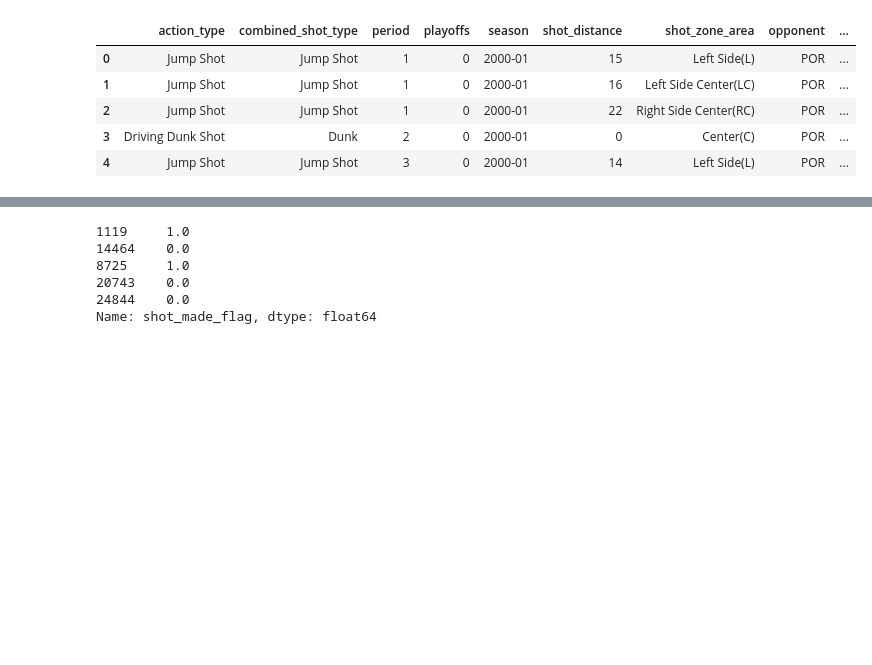
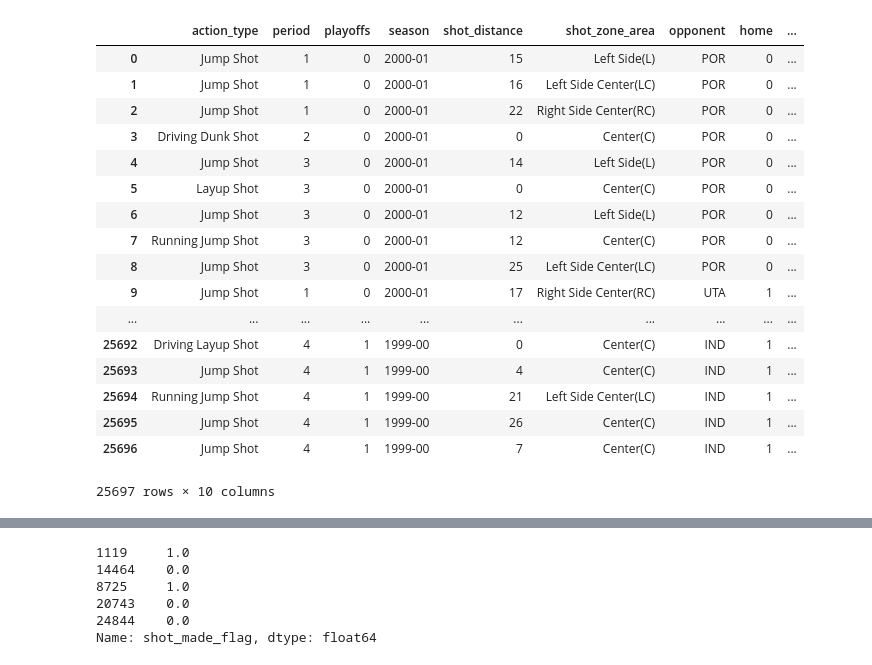
Before and after one commit to ohadravid/ml-tutorial, a Jupyter notebook: notebooks/204-MoreFeatureEngineering.ipynb, the cells around one changed output, grey strips where cells are left out. Drawn from its saved outputs; the diff is of its cells as text; code cells hidden in the pictures; blank space fills up the shorter version.

```diff
--- a/notebooks/204-MoreFeatureEngineering.ipynb
+++ b/notebooks/204-MoreFeatureEngineering.ipynb
@@ -31,14 +31,26 @@ df.to_csv(filename, index=False)
 filename= "../data/kobe/kobe_bryant_shot_data_refined.csv"
 df = pd.read_csv(filename)
 # %%
-df.head()
+df
 # %% [output]
-|  | action_type | combined_shot_type | period | playoffs | season | shot_distance | shot_zone_area | opponent | ... |
-| 0 | Jump Shot | Jump Shot | 1 | 0 | 2000-01 | 15 | Left Side(L) | POR | ... |
-| 1 | Jump Shot | Jump Shot | 1 | 0 | 2000-01 | 16 | Left Side Center(LC) | POR | ... |
-| 2 | Jump Shot | Jump Shot | 1 | 0 | 2000-01 | 22 | Right Side Center(RC) | POR | ... |
-| 3 | Driving Dunk Shot | Dunk | 2 | 0 | 2000-01 | 0 | Center(C) | POR | ... |
-| 4 | Jump Shot | Jump Shot | 3 | 0 | 2000-01 | 14 | Left Side(L) | POR | ... |
+|  | action_type | period | playoffs | season | shot_distance | shot_zone_area | opponent | home | ... |
+| 0 | Jump Shot | 1 | 0 | 2000-01 | 15 | Left Side(L) | POR | 0 | ... |
+| 1 | Jump Shot | 1 | 0 | 2000-01 | 16 | Left Side Center(LC) | POR | 0 | ... |
+| 2 | Jump Shot | 1 | 0 | 2000-01 | 22 | Right Side Center(RC) | POR | 0 | ... |
+| 3 | Driving Dunk Shot | 2 | 0 | 2000-01 | 0 | Center(C) | POR | 0 | ... |
+| 4 | Jump Shot | 3 | 0 | 2000-01 | 14 | Left Side(L) | POR | 0 | ... |
+| 5 | Layup Shot | 3 | 0 | 2000-01 | 0 | Center(C) | POR | 0 | ... |
+| 6 | Jump Shot | 3 | 0 | 2000-01 | 12 | Left Side(L) | POR | 0 | ... |
+| 7 | Running Jump Shot | 3 | 0 | 2000-01 | 12 | Center(C) | POR | 0 | ... |
+| 8 | Jump Shot | 3 | 0 | 2000-01 | 25 | Left Side Center(LC) | POR | 0 | ... |
+| 9 | Jump Shot | 1 | 0 | 2000-01 | 17 | Right Side Center(RC) | UTA | 1 | ... |
+| ... | ... | ... | ... | ... | ... | ... | ... | ... | ... |
+| 25692 | Driving Layup Shot | 4 | 1 | 1999-00 | 0 | Center(C) | IND | 1 | ... |
+| 25693 | Jump Shot | 4 | 1 | 1999-00 | 4 | Center(C) | IND | 1 | ... |
+| 25694 | Running Jump Shot | 4 | 1 | 1999-00 | 21 | Left Side Center(LC) | IND | 1 | ... |
+| 25695 | Jump Shot | 4 | 1 | 1999-00 | 26 | Center(C) | IND | 1 | ... |
+| 25696 | Jump Shot | 4 | 1 | 1999-00 | 7 | Center(C) | IND | 1 | ... |
+25697 rows × 10 columns
 # %%
 original_df = df.copy()
 # %%
```
Also changed, not shown: parts of 19 cells of this notebook, 10 other files.
